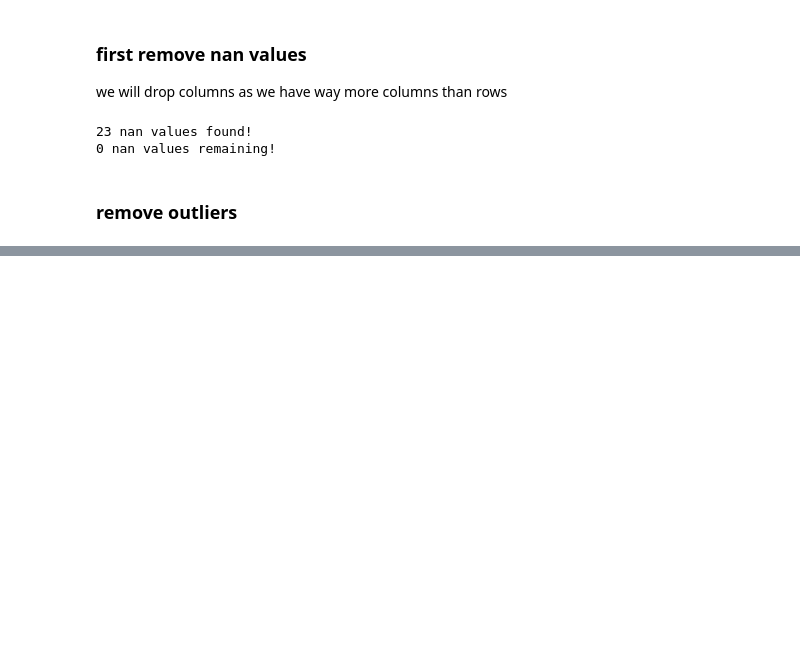
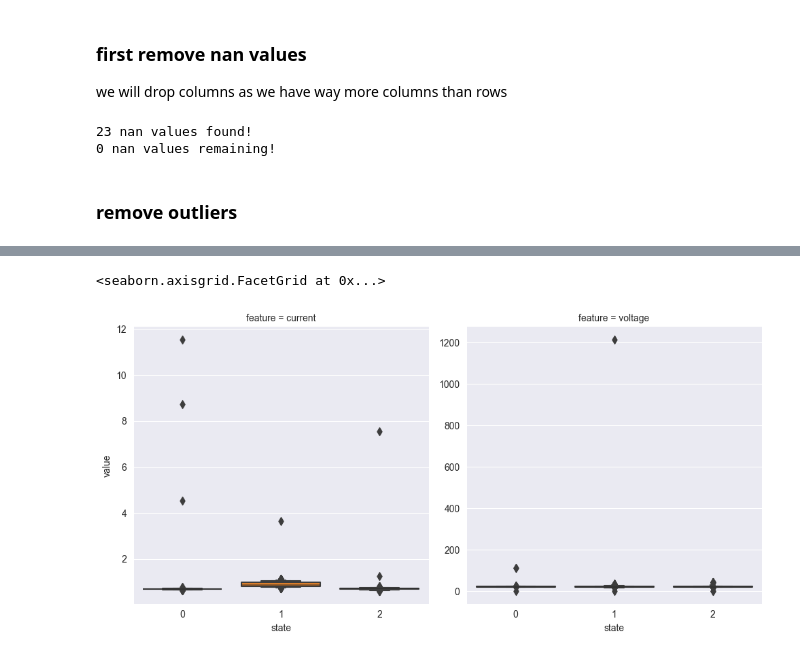
Before and after one commit to EMachad0/IAR-ANN, a Jupyter notebook: notebooks/03_pre_processing.ipynb, the cells around one changed output, grey strips where cells are left out. Saved outputs shown, nothing was run; the diff lists cells and outputs as text; code cells hidden in the pictures; blank space fills up the shorter version.

```diff
--- a/notebooks/03_pre_processing.ipynb
+++ b/notebooks/03_pre_processing.ipynb
@@ -43,8 +42,8 @@ Name: state, dtype: int64
 we will drop columns as we have way more columns than rows
 # %%
 print(df.isna().sum().sum(), "nan values found!")
-not_na_df = df.dropna(axis='columns')
-print(not_na_df.isna().sum().sum(), "nan values remaining!")
+no_na_df = df.dropna(axis='columns')
+print(no_na_df.isna().sum().sum(), "nan values remaining!")
 # %% [output]
 23 nan values found!
 0 nan values remaining!
@@ -375,0 +52,6 @@ signal approximation shape: (10,)
+# %%
+features = ['current', 'voltage']
+raw_mult_column_df = no_na_df.drop(columns=['state'])
+raw_mult_column_df.columns = pd.MultiIndex.from_tuples([(features[c[0] == 't'], c[2:]) for c in raw_mult_column_df.columns])
+raw_mult_column_df['state'] = label_col
+raw_mult_column_df
@@ -375,0 +73,4 @@ signal approximation shape: (10,)
+# %%
+raw_tall_df = raw_mult_column_df.melt(id_vars=['state'], ignore_index=False, var_name=['feature', 'col'])
+raw_tall_df = raw_tall_df.reset_index(names=['lin'])
+raw_tall_df
@@ -375,0 +91,5 @@ signal approximation shape: (10,)
+# %%
+sns.catplot(data=raw_tall_df, x='state', y='value', col='feature', kind='boxen', sharey=False)
+# %% [output]
+<seaborn.axisgrid.FacetGrid at 0x...>
+[figure, added]
```
Also changed, not shown: parts of 66 cells of this notebook, 4 other files.
